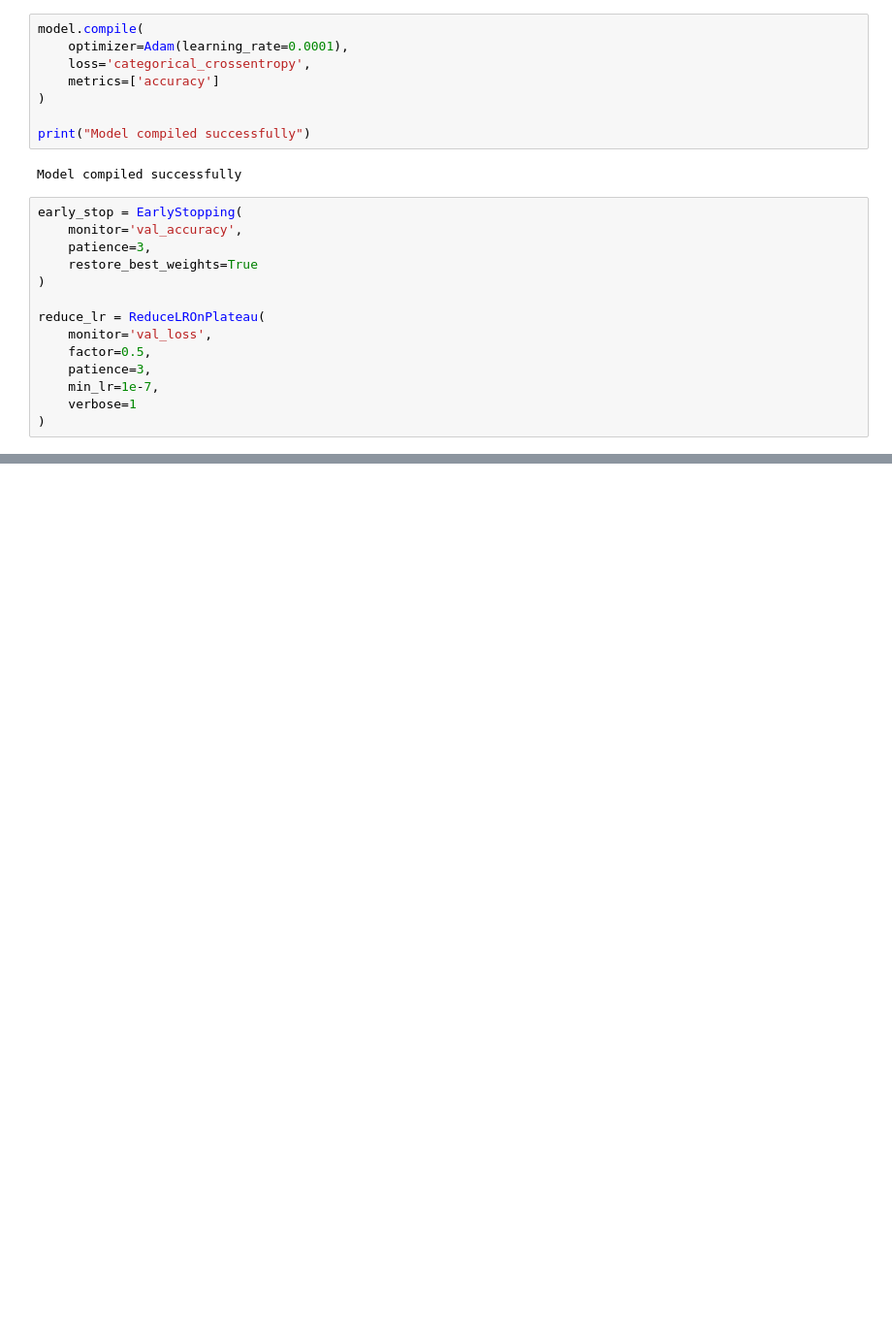
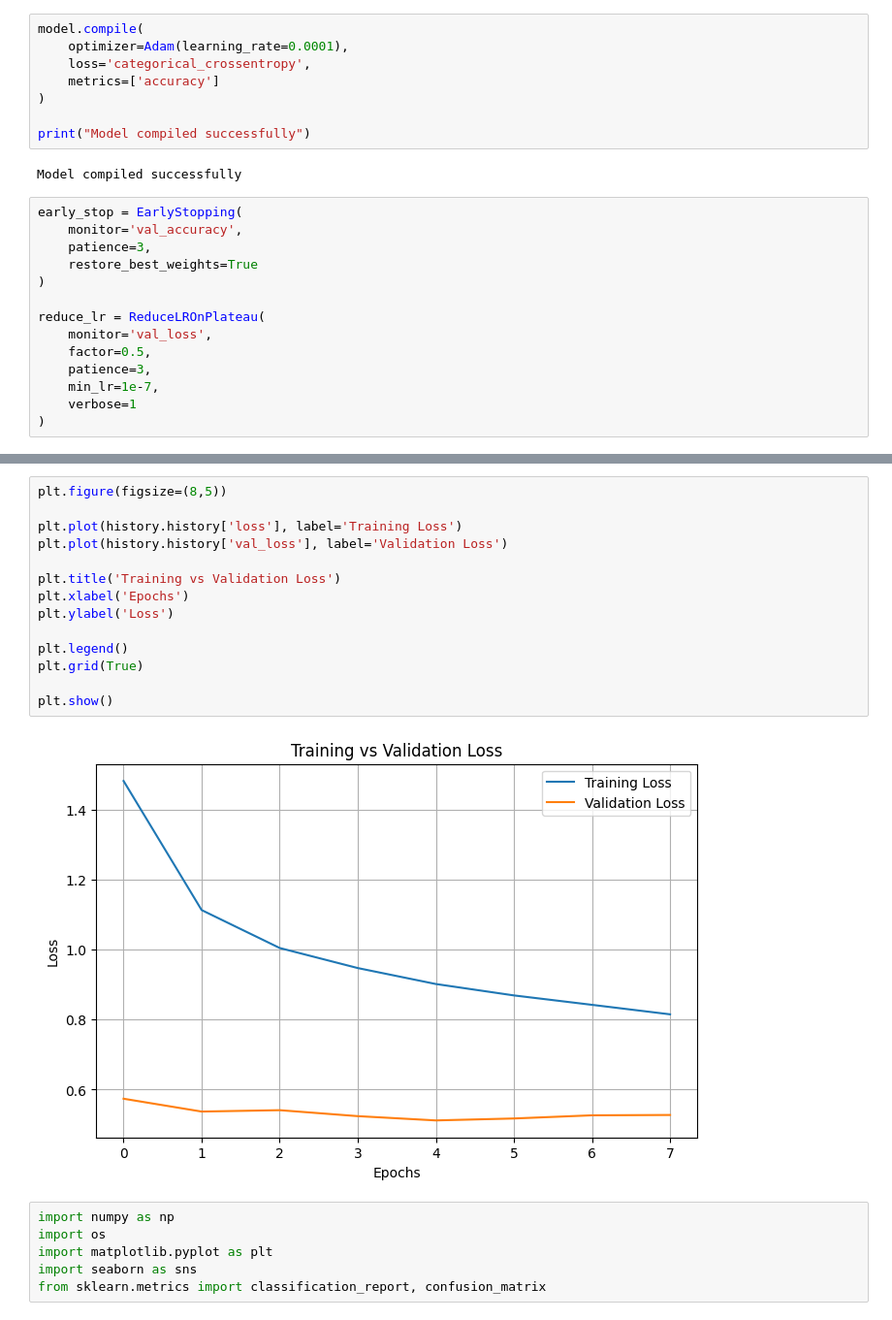
Before and after one commit to RenukaSiriwardhana/Skin-Cancer-Detection--DermaVision, a Jupyter notebook: notebooks/Implementation2.ipynb, the cells around one changed output, grey strips where cells are left out. Shown at 97% size. Drawn from its saved outputs; the diff is of its cells as text; blank space fills up the shorter version.

```diff
--- a/notebooks/Implementation2.ipynb
+++ b/notebooks/Implementation2.ipynb
@@ -272,0 +287,22 @@ Training completed
+# %%
+plt.figure(figsize=(8,5))
+
+plt.plot(history.history['loss'], label='Training Loss')
+plt.plot(history.history['val_loss'], label='Validation Loss')
+
+plt.title('Training vs Validation Loss')
+plt.xlabel('Epochs')
+plt.ylabel('Loss')
+
+plt.legend()
+plt.grid(True)
+
+plt.show()
+# %% [output]
+[figure, added]
+# %%
+import numpy as np
+import os
+import matplotlib.pyplot as plt
+import seaborn as sns
+from sklearn.metrics import classification_report, confusion_matrix
```
Also changed, not shown: parts of 14 cells of this notebook.
